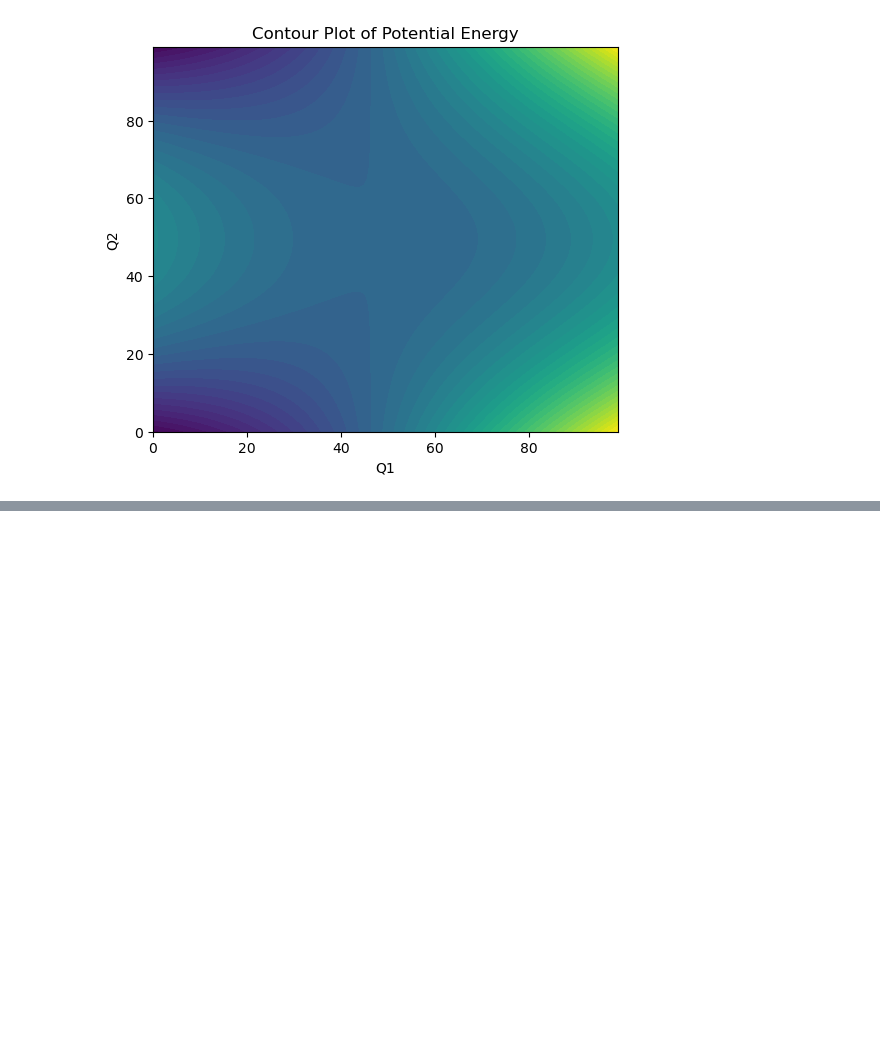
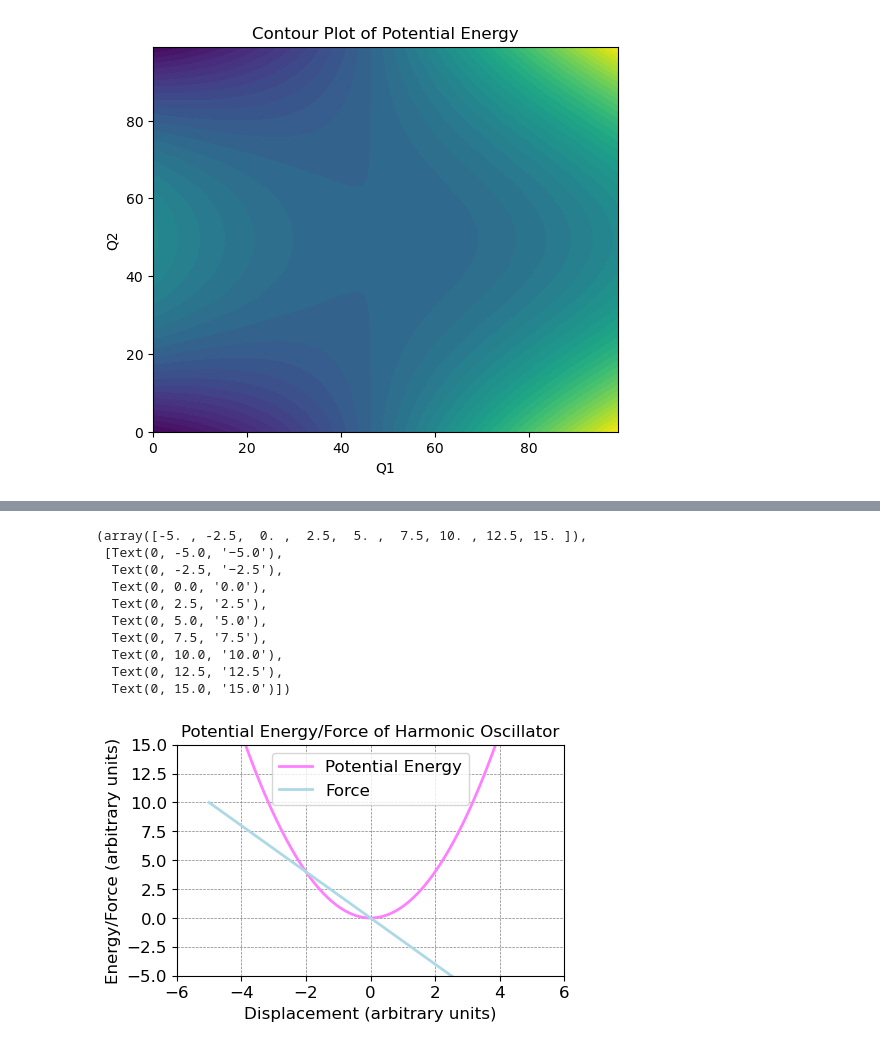
Before and after one commit to Phys3510-Fall2024/final-exam-MickyNG-94, a Jupyter notebook: final-exam-question-1.ipynb, the cells around one changed output, grey strips where cells are left out. Saved outputs shown, nothing was run; the diff lists cells and outputs as text; code cells hidden in the pictures; blank space fills up the shorter version.

```diff
--- a/final-exam-question-1.ipynb
+++ b/final-exam-question-1.ipynb
@@ -116,0 +120,74 @@ NameError: name 'F_Q1' is not defined
+# %%
+x = np.linspace(-5, 5, 100)
+
+def parabola(x):
+    return x**2
+
+# Generate y-values for the parabola using the x-values from np.linspace
+y_parabola = parabola(x)
+
+# Plot the parabola using plt.plot
+#plt.plot(x, y_parabola)
+
+# Define another function (linear function for demonstration)
+def linear(x):
+    return - 2 * x
+
+# Generate y-values for the linear function
+y_linear = linear(x)
+
+# Create a figure with a specific size
+# Create a figure with a specific size
+plt.figure(figsize=(5, 3))
+
+# Plot the parabola with markers and customized grid
+plt.plot(x, y_parabola,
+         color=(1,0.5,1), # you can use RGB values for colors
+         linestyle='-',
+         linewidth=2,
+         label='Potential Energy')
+
+# Plot the linear function
+plt.plot(x, y_linear,
+         color='lightblue',
+         linestyle='-',
+         linewidth=2,
+         label='Force')
+
+# Add labels and title
+plt.xlabel('Displacement (arbitrary units)', fontsize=12)
+plt.ylabel('Energy/Force (arbitrary units)', fontsize=12)
+plt.title('Potential Energy/Force of Harmonic Oscillator', fontsize=12)
+
+# Adjust tick mark label font sizes
+plt.xticks(fontsize=12)
+plt.yticks(fontsize=12)
+
+# Add a legend to differentiate between the lines
+plt.legend(fontsize=12)
+
+# Add grid
+plt.grid(True, color='gray', linestyle='--', linewidth=0.5)
+
+# Set limits for x and y axes
+plt.xlim([-6, 6])
+plt.ylim([-5, 15])
+
+# Adjust tick mark label font sizes
+plt.xticks(fontsize=12)
+plt.yticks(fontsize=12)
+
+# Show the plot
+#plt.show()
+# %% [output]
+(array([-5. , -2.5,  0. ,  2.5,  5. ,  7.5, 10. , 12.5, 15. ]),
+ [Text(0, -5.0, '−5.0'),
+  Text(0, -2.5, '−2.5'),
+  Text(0, 0.0, '0.0'),
+  Text(0, 2.5, '2.5'),
+  Text(0, 5.0, '5.0'),
+  Text(0, 7.5, '7.5'),
+  Text(0, 10.0, '10.0'),
+  Text(0, 12.5, '12.5'),
+  Text(0, 15.0, '15.0')])
+[figure, added]
```
Also changed, not shown: parts of 1 cell of this notebook.
